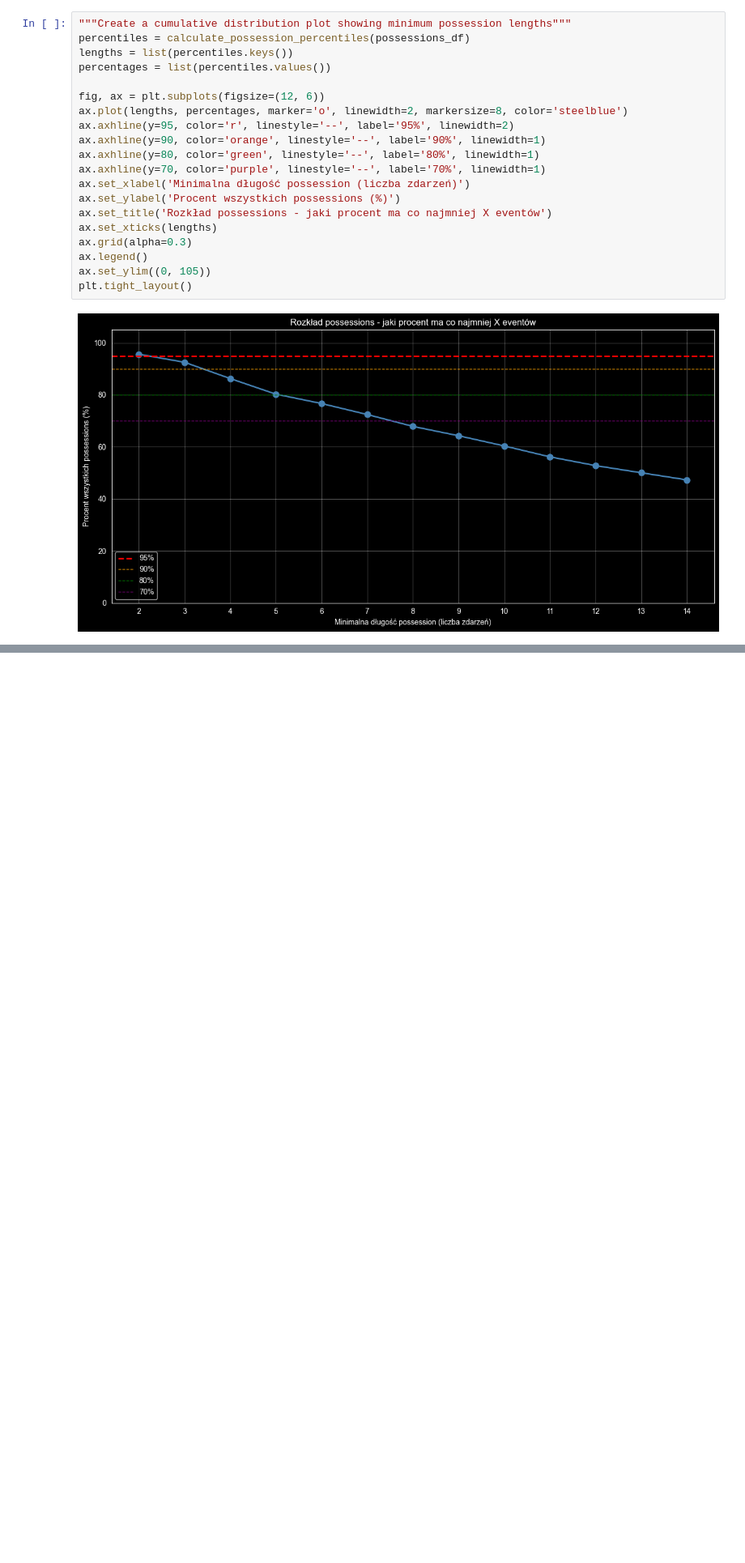
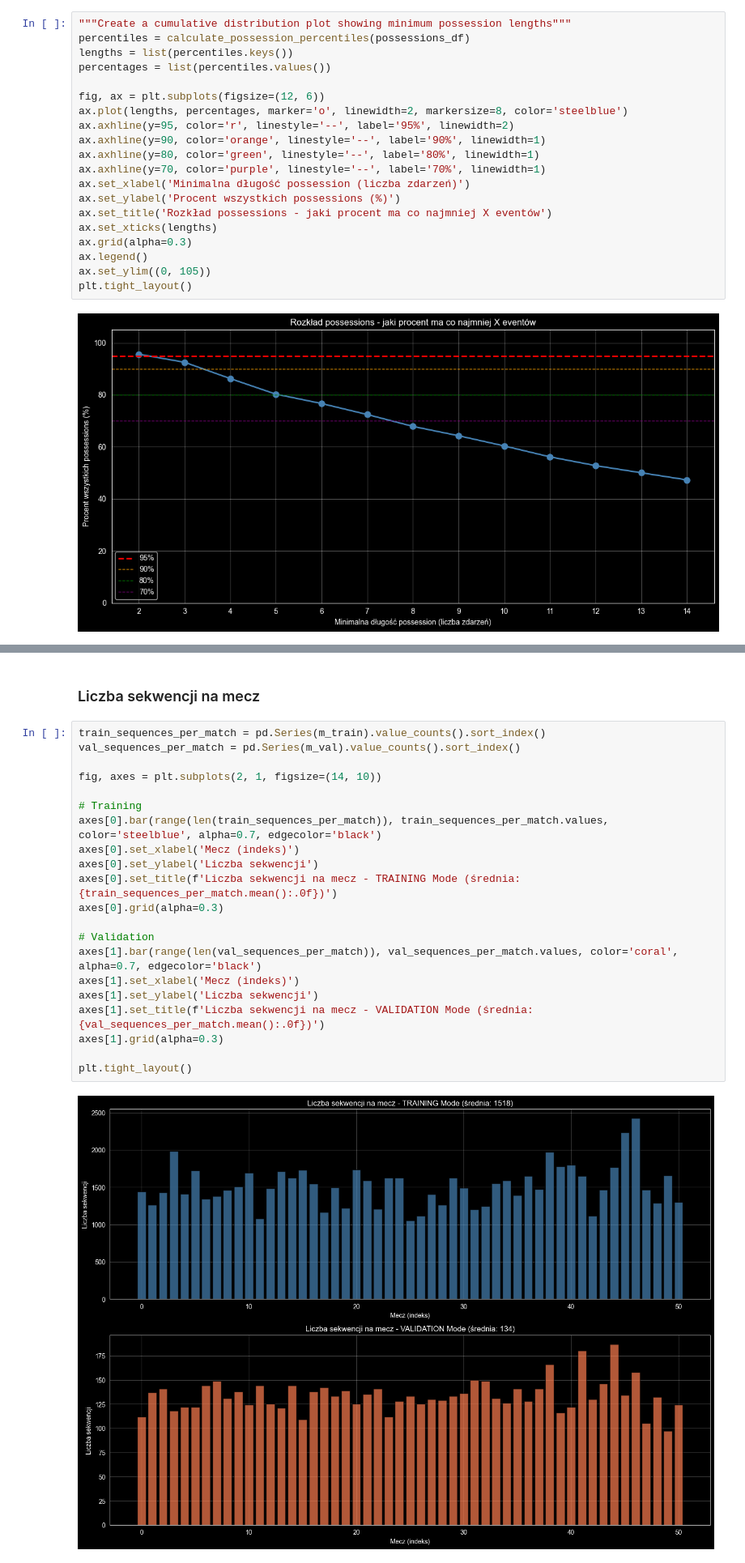
Before and after one commit to tmorcinek/statsbomb-scout, a Jupyter notebook: src/analysis/analysis.ipynb, the cells around one changed output, grey strips where cells are left out. Shown at 81% size. Cells and saved outputs as stored; diff of their text form; blank space fills up the shorter version.

```diff
--- a/src/analysis/analysis.ipynb
+++ b/src/analysis/analysis.ipynb
@@ -312,0 +504,25 @@ plt.tight_layout()
+# %% [markdown]
+### Liczba sekwencji na mecz
+# %%
+train_sequences_per_match = pd.Series(m_train).value_counts().sort_index()
+val_sequences_per_match = pd.Series(m_val).value_counts().sort_index()
+
+fig, axes = plt.subplots(2, 1, figsize=(14, 10))
+
+# Training
+axes[0].bar(range(len(train_sequences_per_match)), train_sequences_per_match.values, color='steelblue', alpha=0.7, edgecolor='black')
+axes[0].set_xlabel('Mecz (indeks)')
+axes[0].set_ylabel('Liczba sekwencji')
+axes[0].set_title(f'Liczba sekwencji na mecz - TRAINING Mode (średnia: {train_sequences_per_match.mean():.0f})')
+axes[0].grid(alpha=0.3)
+
+# Validation
+axes[1].bar(range(len(val_sequences_per_match)), val_sequences_per_match.values, color='coral', alpha=0.7, edgecolor='black')
+axes[1].set_xlabel('Mecz (indeks)')
+axes[1].set_ylabel('Liczba sekwencji')
+axes[1].set_title(f'Liczba sekwencji na mecz - VALIDATION Mode (średnia: {val_sequences_per_match.mean():.0f})')
+axes[1].grid(alpha=0.3)
+
+plt.tight_layout()
+# %% [output]
+[figure, added]
```
Also changed, not shown: parts of 20 cells of this notebook, 1 other file.
